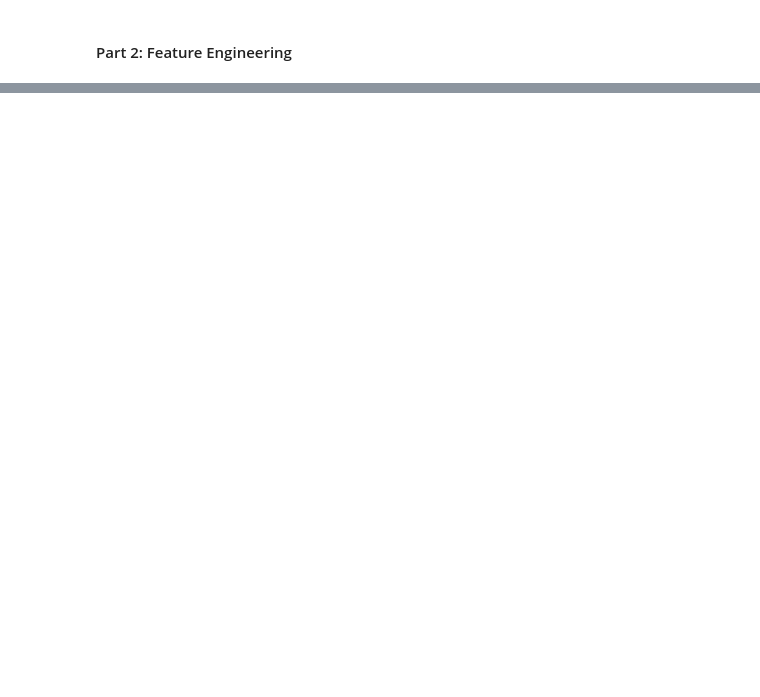
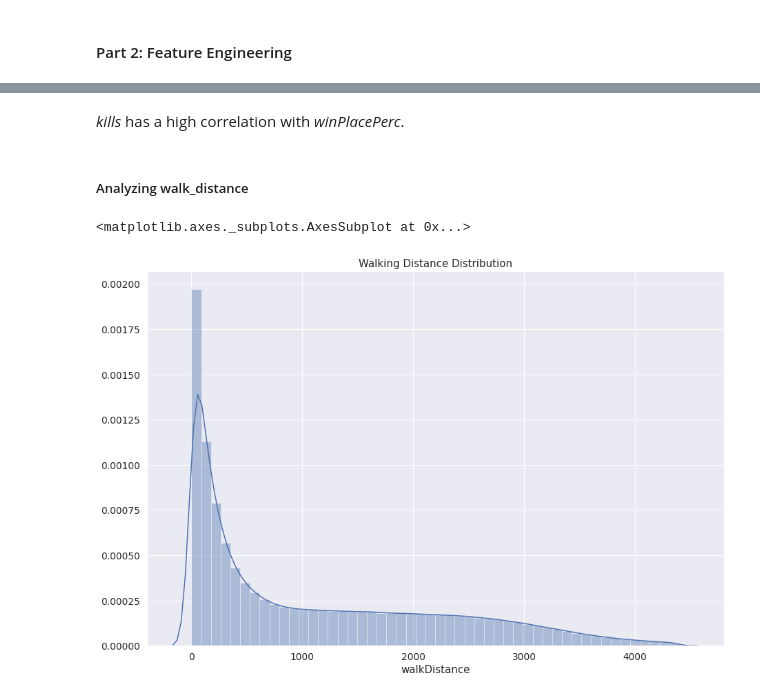
Before and after one commit to shobhitsundriyal/f_challenges, a Jupyter notebook: K_Pubg_analysis.ipynb, the cells around one changed output, grey strips where cells are left out. Drawn from its saved outputs; the diff is of its cells as text; code cells hidden in the pictures; blank space fills up the shorter version.

```diff
--- a/K_Pubg_analysis.ipynb
+++ b/K_Pubg_analysis.ipynb
@@ -197,0 +235,13 @@ plt.show()
+# %% [markdown]
+*kills* has a high correlation with *winPlacePerc*.
+# %% [markdown]
+##### Analyzing walk_distance
+# %%
+data = train.copy()
+data = data[data['walkDistance'] < train['walkDistance'].quantile(0.99)]
+plt.figure(figsize=(15,10))
+plt.title("Walking Distance Distribution",fontsize=15)
+sns.distplot(data['walkDistance'])
+# %% [output]
+<matplotlib.axes._subplots.AxesSubplot at 0x...>
+[figure, added]
```
Also changed, not shown: parts of 24 cells of this notebook.
